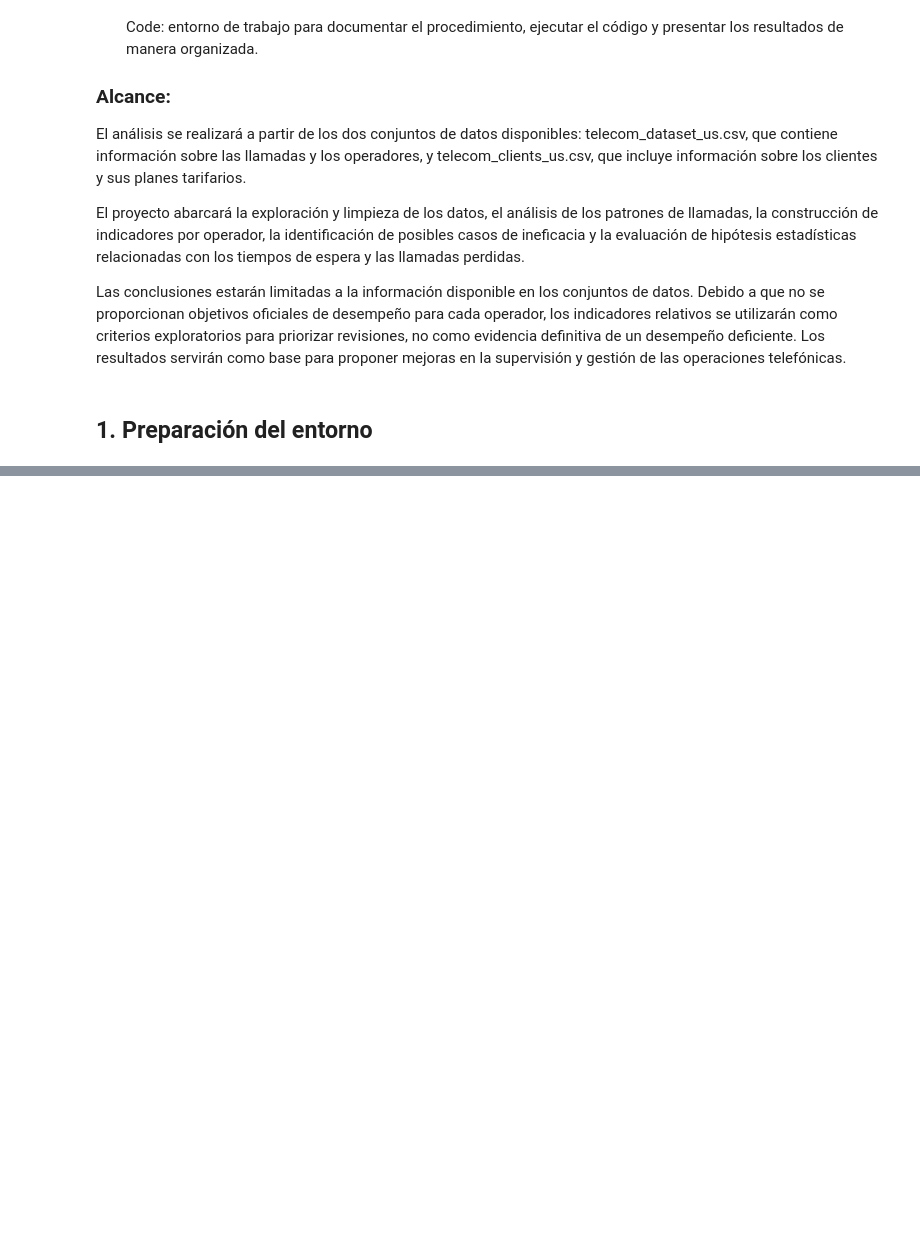
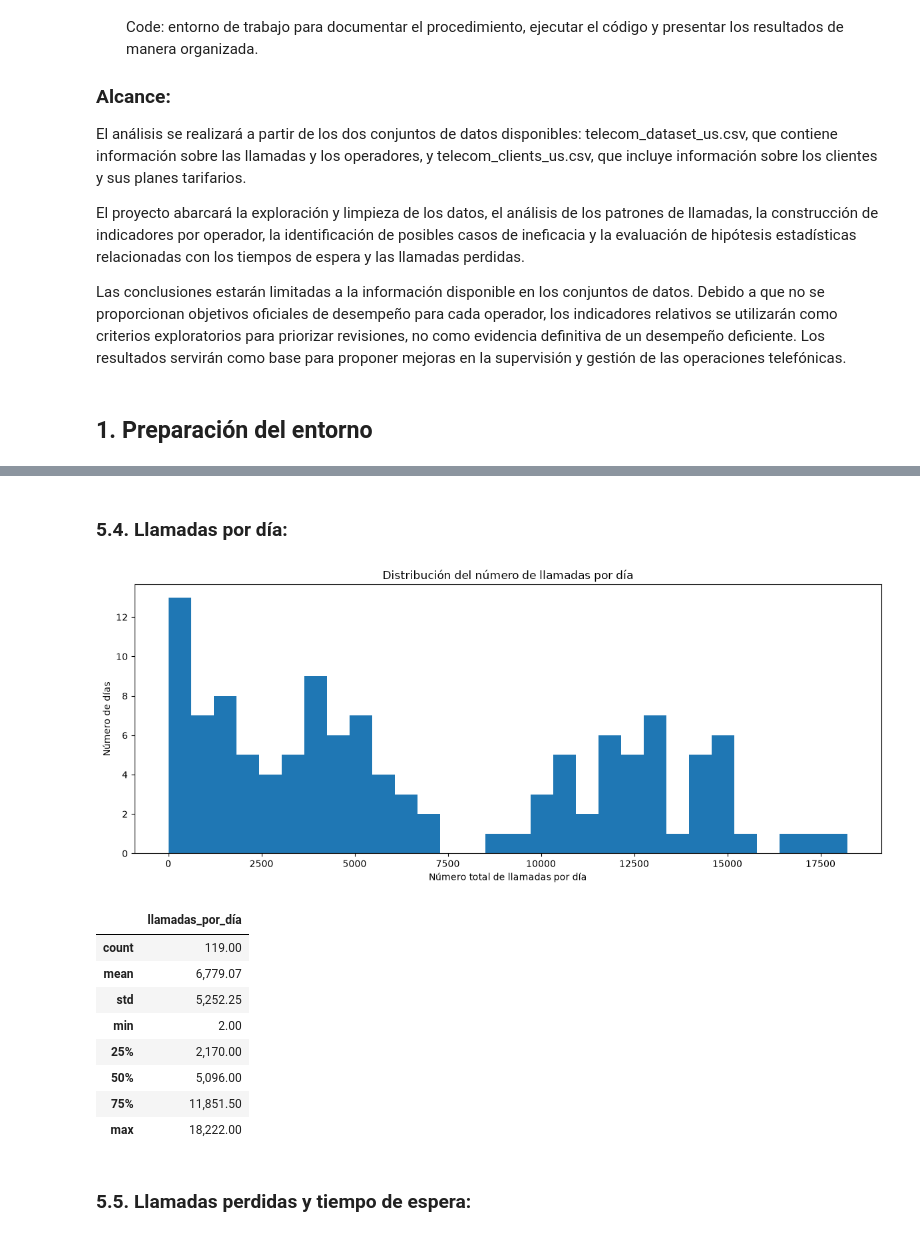
Before and after one commit to JessQ24/FINAL_PROJECT_DA, a Jupyter notebook: Telecomunicaciones- operadores ineficaces/telecomunicaciones_analysis.ipynb, the cells around one changed output, grey strips where cells are left out. Cells and saved outputs as stored; diff of their text form; code cells hidden in the pictures; blank space fills up the shorter version.

```diff
--- a/Telecomunicaciones- operadores ineficaces/telecomunicaciones_analysis.ipynb
+++ b/Telecomunicaciones- operadores ineficaces/telecomunicaciones_analysis.ipynb
@@ -68,0 +385,27 @@ print('Archivo de clientes encontrado:', CLIENTS_PATH.exists())
+# %% [markdown]
+### 5.4. Llamadas por día:
+# %%
+daily_calls = calls.dropna(subset=['call_date']).groupby('call_date')['calls_count'].sum().sort_index()
+
+fig, ax = plt.subplots(figsize=(12, 5))
+ax.hist(daily_calls, bins=30)
+ax.set_title('Distribución del número de llamadas por día')
+ax.set_xlabel('Número total de llamadas por día')
+ax.set_ylabel('Número de días')
+plt.tight_layout()
+plt.show()
+
+display(daily_calls.describe().to_frame('llamadas_por_día'))
+# %% [output]
+[figure, added]
+|  | llamadas_por_día |
+| count | 119.00 |
+| mean | 6,779.07 |
+| std | 5,252.25 |
+| min | 2.00 |
+| 25% | 2,170.00 |
+| 50% | 5,096.00 |
+| 75% | 11,851.50 |
+| max | 18,222.00 |
+# %% [markdown]
+### 5.5. Llamadas perdidas y tiempo de espera:
```
Also changed, not shown: parts of 36 cells of this notebook, 2 other files.
